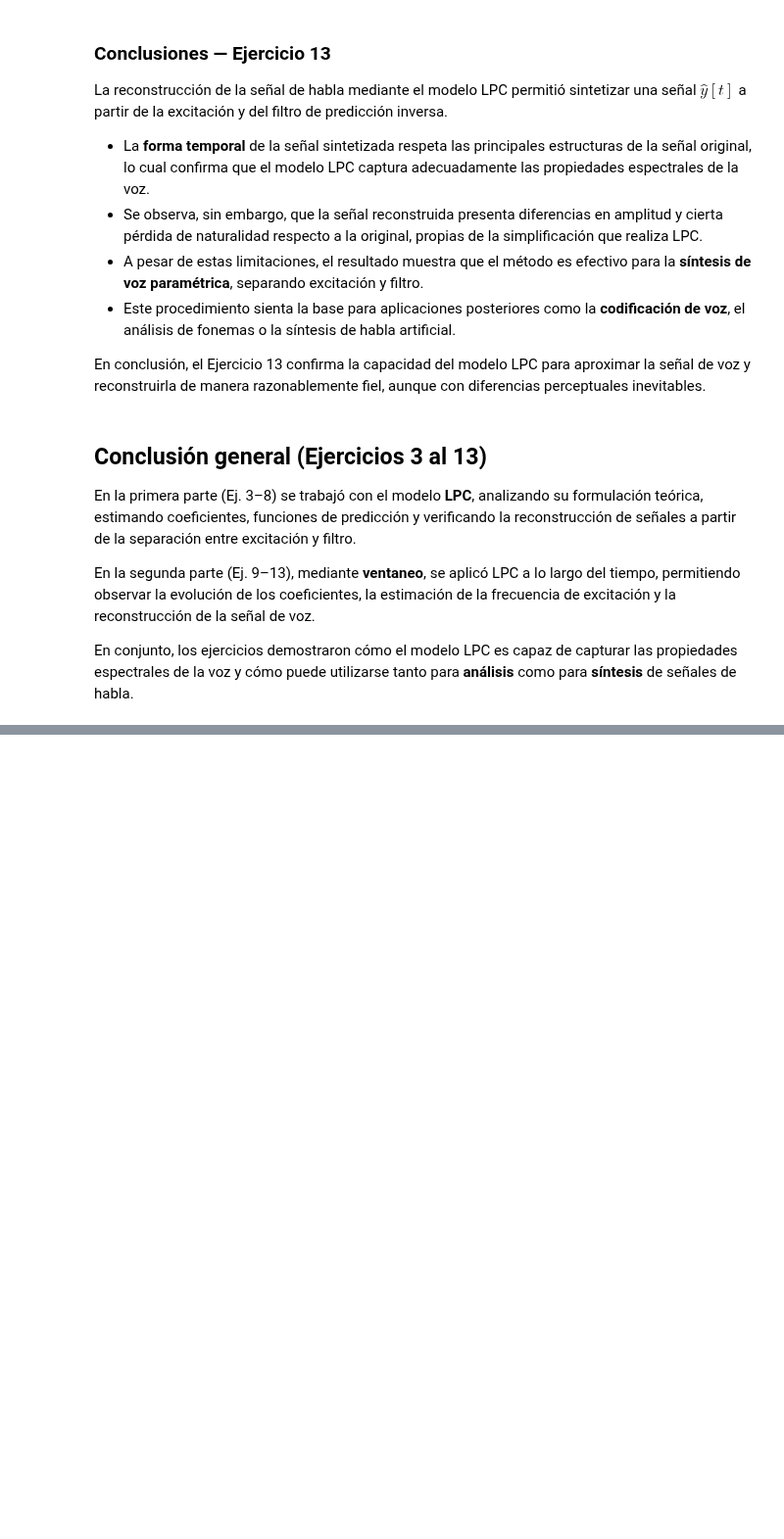
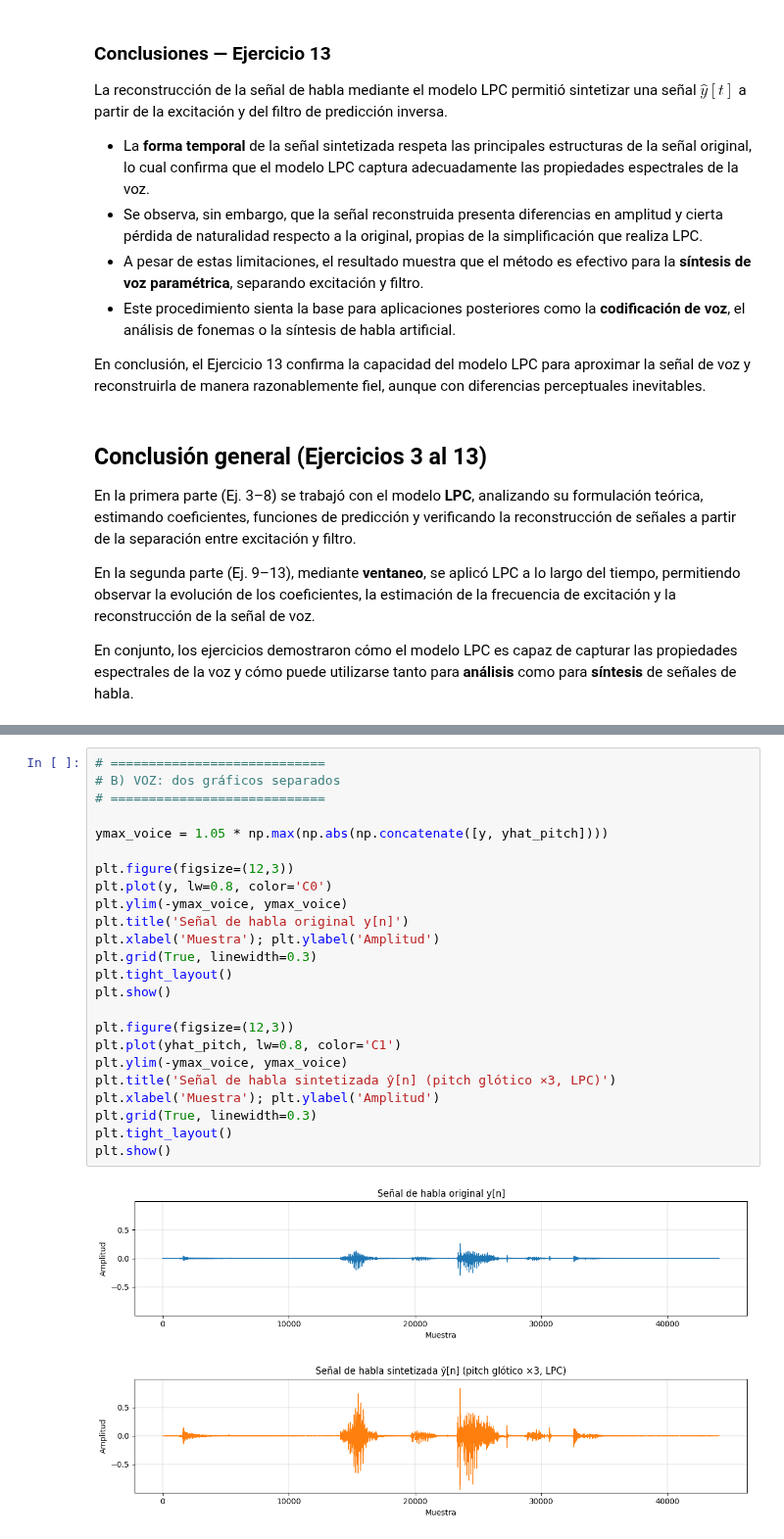
Before and after one commit to emiliano-ipa/AST1-CEIA-UBA-TP2, a Jupyter notebook: AST1_CEIA_UBA_TP2.ipynb, the cells around one changed output, grey strips where cells are left out. Shown at 98% size. Saved outputs shown, nothing was run; the diff lists cells and outputs as text; blank space fills up the shorter version.

```diff
--- a/AST1_CEIA_UBA_TP2.ipynb
+++ b/AST1_CEIA_UBA_TP2.ipynb
@@ -1640,0 +1919,27 @@ para **síntesis** de señales de habla.
+# %%
+# ============================
+# B) VOZ: dos gráficos separados
+# ============================
+
+ymax_voice = 1.05 * np.max(np.abs(np.concatenate([y, yhat_pitch])))
+
+plt.figure(figsize=(12,3))
+plt.plot(y, lw=0.8, color='C0')
+plt.ylim(-ymax_voice, ymax_voice)
+plt.title('Señal de habla original y[n]')
+plt.xlabel('Muestra'); plt.ylabel('Amplitud')
+plt.grid(True, linewidth=0.3)
+plt.tight_layout()
+plt.show()
+
+plt.figure(figsize=(12,3))
+plt.plot(yhat_pitch, lw=0.8, color='C1')
+plt.ylim(-ymax_voice, ymax_voice)
+plt.title('Señal de habla sintetizada ŷ[n] (pitch glótico ×3, LPC)')
+plt.xlabel('Muestra'); plt.ylabel('Amplitud')
+plt.grid(True, linewidth=0.3)
+plt.tight_layout()
+plt.show()
+# %% [output]
+[figure, added]
+[figure, added]
```
Also changed, not shown: parts of 26 cells of this notebook.
